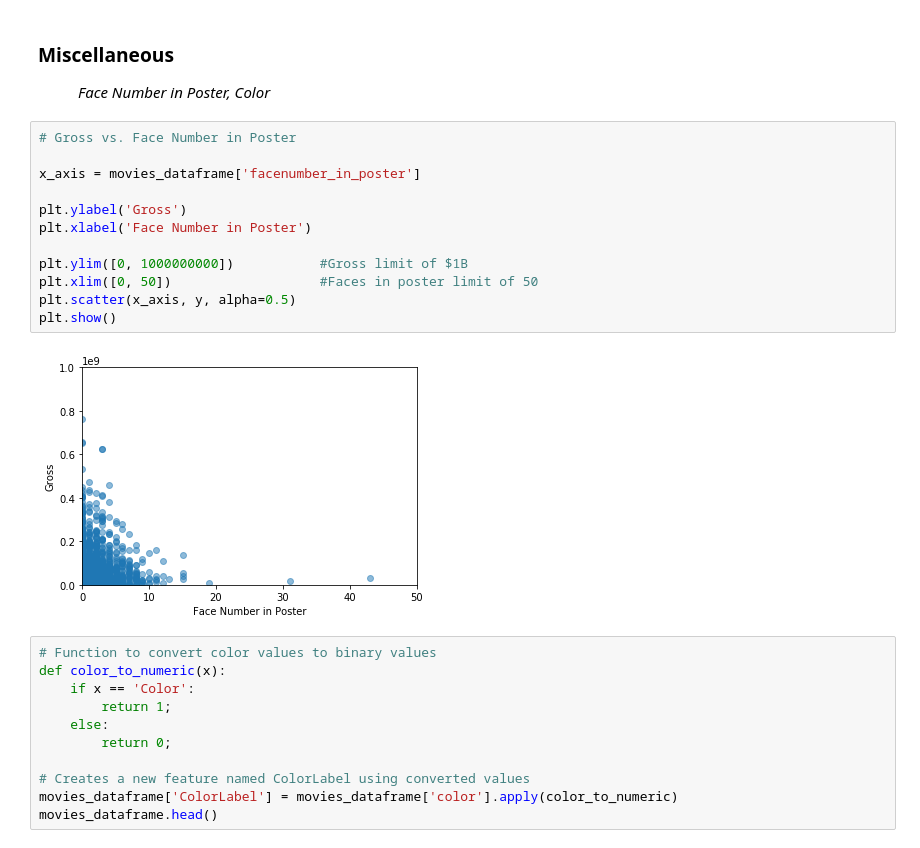
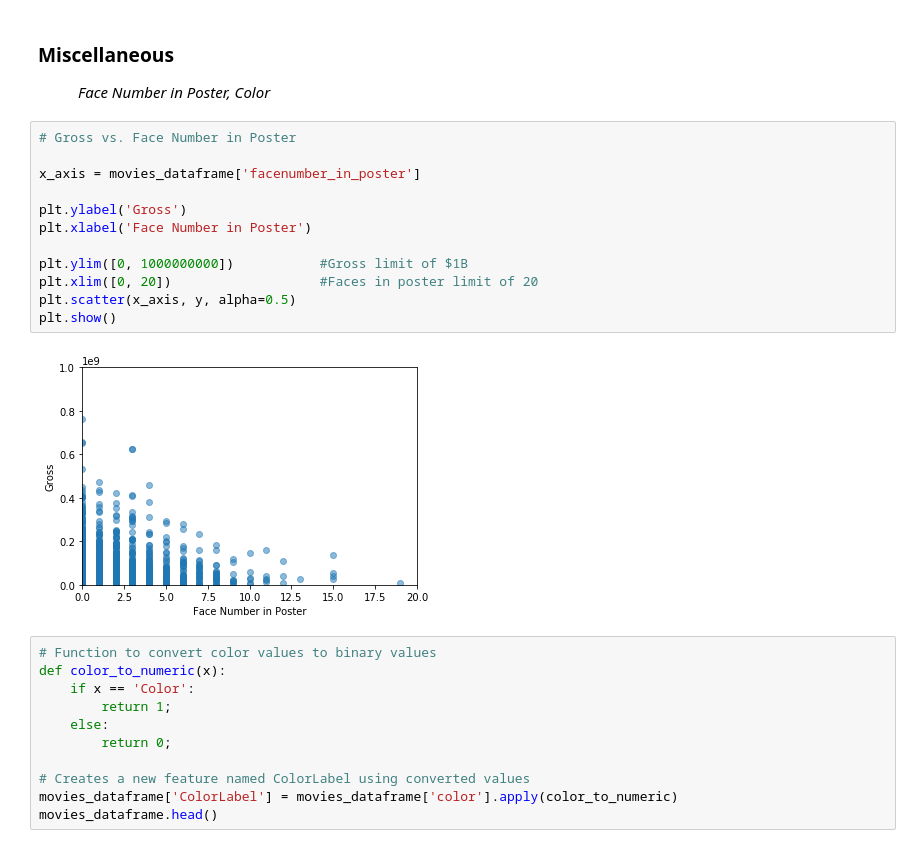
Before and after one commit to marc-hern/Feature-Selection-In-IMDB, a Jupyter notebook: Feature-Selection.ipynb, the cells around one changed output. Cells and saved outputs as stored; diff of their text form.

```diff
--- a/Feature-Selection.ipynb
+++ b/Feature-Selection.ipynb
@@ -210,17 +212,17 @@ plt.show()
 # %%
 # Gross vs. Face Number in Poster
 
 x_axis = movies_dataframe['facenumber_in_poster']
 
 plt.ylabel('Gross')
 plt.xlabel('Face Number in Poster')
 
 plt.ylim([0, 1000000000])           #Gross limit of $1B
-plt.xlim([0, 50])                   #Faces in poster limit of 50
+plt.xlim([0, 20])                   #Faces in poster limit of 20
 plt.scatter(x_axis, y, alpha=0.5)
 plt.show()
 # %% [output]
-[figure, old version]
+[figure, new version]
 # %%
 # Function to convert color values to binary values
 def color_to_numeric(x):
```
Also changed, not shown: parts of 7 cells of this notebook.
